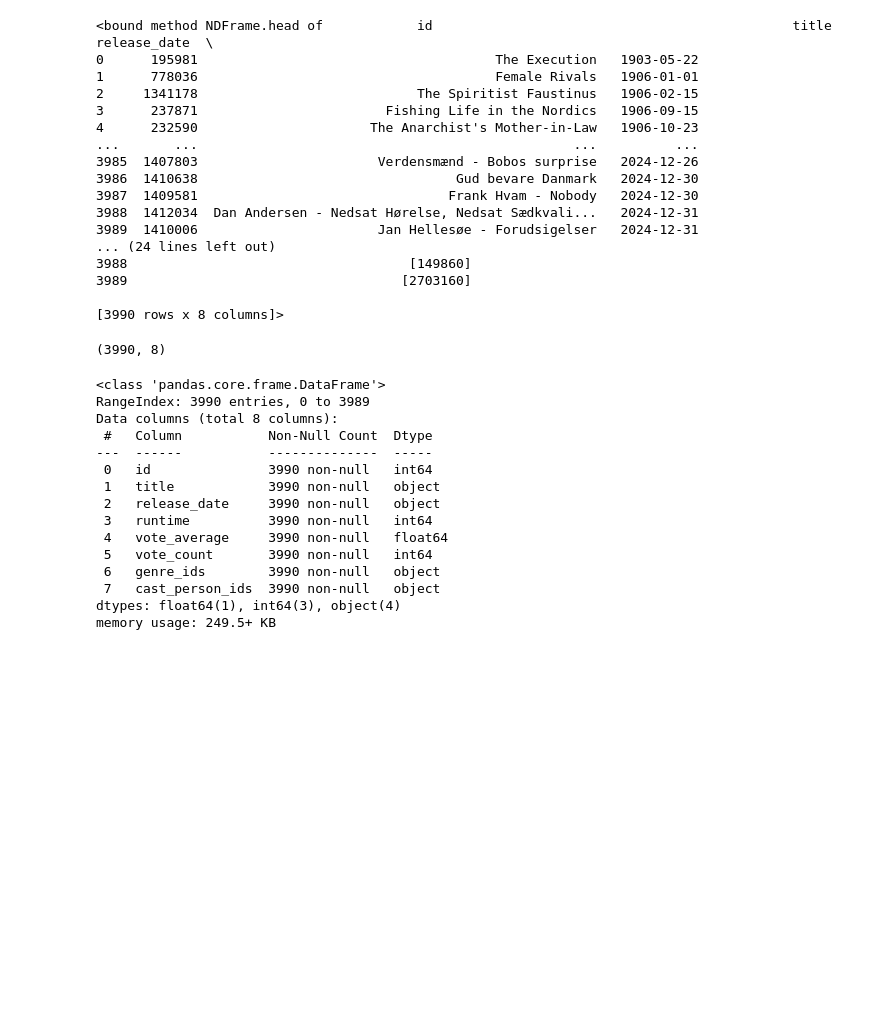
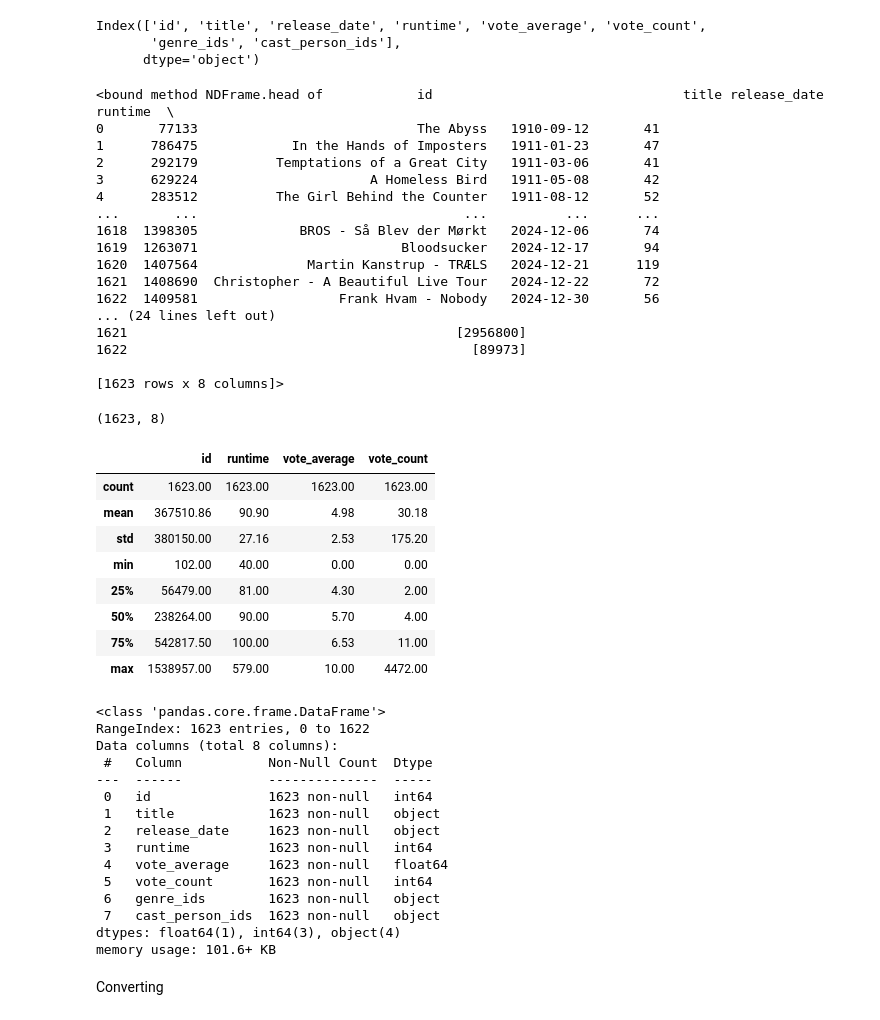
Before and after one commit to pbollhorn/bi-group-5-and-9, a Jupyter notebook: mp3/clustering.ipynb, the cells around one changed output. Saved outputs shown, nothing was run; the diff lists cells and outputs as text; code cells hidden in the pictures; blank space fills up the shorter version.

```diff
--- a/mp3/clustering.ipynb
+++ b/mp3/clustering.ipynb
@@ -14,49 +14,69 @@ import matplotlib.pyplot as plt
 from mpl_toolkits.mplot3d import Axes3D
 import matplotlib.animation
 # %%
-df = generic_reader.read_csv_file_to_data_frame("movie_data/danish_movies_cleaned.csv")
+df = generic_reader.read_csv_file_to_data_frame("movie_data/danish_movies.csv")
+# %%
+print(df.columns)
+# %% [output]
+Index(['id', 'title', 'release_date', 'runtime', 'vote_average', 'vote_count',
+       'genre_ids', 'cast_person_ids'],
+      dtype='object')
 # %%
 df.head
 # %% [output]
-<bound method NDFrame.head of            id                                              title release_date  \
-0      195981                                      The Execution   1903-05-22
-1      778036                                      Female Rivals   1906-01-01
-2     1341178                            The Spiritist Faustinus   1906-02-15
-3      237871                        Fishing Life in the Nordics   1906-09-15
-4      232590                      The Anarchist's Mother-in-Law   1906-10-23
-...       ...                                                ...          ...
-3985  1407803                       Verdensmænd - Bobos surprise   2024-12-26
-3986  1410638                                 Gud bevare Danmark   2024-12-30
-3987  1409581                                Frank Hvam - Nobody   2024-12-30
-3988  1412034  Dan Andersen - Nedsat Hørelse, Nedsat Sædkvali...   2024-12-31
-3989  1410006                       Jan Hellesøe - Forudsigelser   2024-12-31
+<bound method NDFrame.head of            id                                title release_date  runtime  \
+0       77133                            The Abyss   1910-09-12       41
+1      786475            In the Hands of Imposters   1911-01-23       47
+2      292179          Temptations of a Great City   1911-03-06       41
+3      629224                      A Homeless Bird   1911-05-08       42
+4      283512          The Girl Behind the Counter   1911-08-12       52
+...       ...                                  ...          ...      ...
+1618  1398305             BROS - Så Blev der Mørkt   2024-12-06       74
+1619  1263071                          Bloodsucker   2024-12-17       94
+1620  1407564              Martin Kanstrup - TRÆLS   2024-12-21      119
+1621  1408690  Christopher - A Beautiful Live Tour   2024-12-22       72
+1622  1409581                  Frank Hvam - Nobody   2024-12-30       56
 ... (24 lines left out)
-3988                                    [149860]
-3989                                   [2703160]
+1621                                          [2956800]
+1622                                            [89973]
 
-[3990 rows x 8 columns]>
+[1623 rows x 8 columns]>
 # %%
 df.shape
 # %% [output]
-(3990, 8)
+(1623, 8)
+# %%
+df.describe().round(2)
+# %% [output]
+|  | id | runtime | vote_average | vote_count |
+| count | 1623.00 | 1623.00 | 1623.00 | 1623.00 |
+| mean | 367510.86 | 90.90 | 4.98 | 30.18 |
+| std | 380150.00 | 27.16 | 2.53 | 175.20 |
+| min | 102.00 | 40.00 | 0.00 | 0.00 |
+| 25% | 56479.00 | 81.00 | 4.30 | 2.00 |
+| 50% | 238264.00 | 90.00 | 5.70 | 4.00 |
+| 75% | 542817.50 | 100.00 | 6.53 | 11.00 |
+| max | 1538957.00 | 579.00 | 10.00 | 4472.00 |
 # %%
 df.info()
 # %% [output]
 <class 'pandas.core.frame.DataFrame'>
-RangeIndex: 3990 entries, 0 to 3989
+RangeIndex: 1623 entries, 0 to 1622
 Data columns (total 8 columns):
  #   Column           Non-Null Count  Dtype
 ---  ------           --------------  -----
- 0   id               3990 non-null   int64
- 1   title            3990 non-null   object
- 2   release_date     3990 non-null   object
- 3   runtime          3990 non-null   int64
- 4   vote_average     3990 non-null   float64
- 5   vote_count       3990 non-null   int64
- 6   genre_ids        3990 non-null   object
- 7   cast_person_ids  3990 non-null   object
+ 0   id               1623 non-null   int64
+ 1   title            1623 non-null   object
+ 2   release_date     1623 non-null   object
+ 3   runtime          1623 non-null   int64
+ 4   vote_average     1623 non-null   float64
+ 5   vote_count       1623 non-null   int64
+ 6   genre_ids        1623 non-null   object
+ 7   cast_person_ids  1623 non-null   object
 dtypes: float64(1), int64(3), object(4)
-memory usage: 249.5+ KB
+memory usage: 101.6+ KB
+# %% [markdown]
+Converting
 # %%
 #Husk at dobbelt tjek koden når opgaven samles, jeg tror ikke der er behov for genre_ids og convert release_date
 
```
Also changed, not shown: parts of 11 cells of this notebook, 9 other files.
